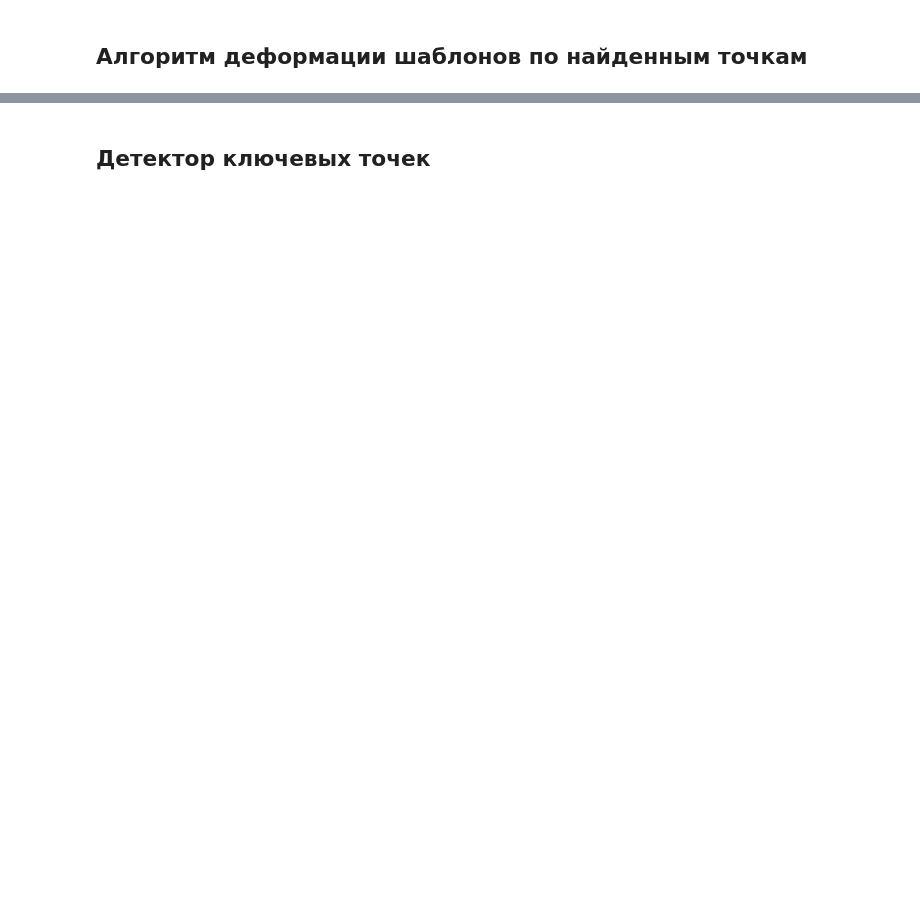
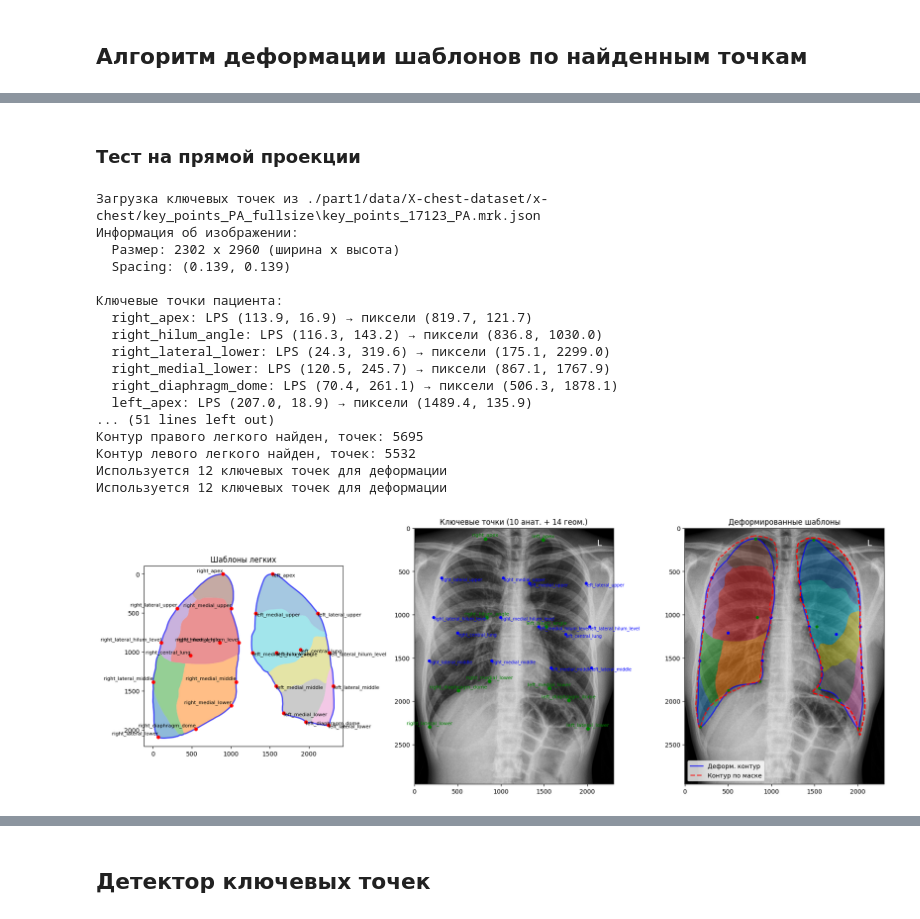
Before and after one commit to TTankrat/MegaAIBasedSystem, a Jupyter notebook: P3_Nurakhunov_2.ipynb, the cells around one changed output, grey strips where cells are left out. Saved outputs shown, nothing was run; the diff lists cells and outputs as text; code cells hidden in the pictures; blank space fills up the shorter version.

Commit message:
Доделал функции деформации и вывода результата для обоих видов проекций

```diff
--- a/P3_Nurakhunov_2.ipynb
+++ b/P3_Nurakhunov_2.ipynb
@@ -1247,0 +1546,29 @@ visualize_deformation(template, deformed, points_pixel)
+# %% [markdown]
+### Тест на прямой проекции
+# %%
+results = process_patient_pipeline(
+    patient_id="17123",
+    base_path="./part1/data/X-chest-dataset/x-chest/",
+    img_path="./part1/data/X-chest-dataset/x-chest/img_PA_fullsize/img_17123.png",
+    mod="PA",
+    show_visualization=True,
+)
+# %% [output]
+Загрузка ключевых точек из ./part1/data/X-chest-dataset/x-chest/key_points_PA_fullsize\key_points_17123_PA.mrk.json
+Информация об изображении:
+  Размер: 2302 x 2960 (ширина x высота)
+  Spacing: (0.139, 0.139)
+
+Ключевые точки пациента:
+  right_apex: LPS (113.9, 16.9) → пиксели (819.7, 121.7)
+  right_hilum_angle: LPS (116.3, 143.2) → пиксели (836.8, 1030.0)
+  right_lateral_lower: LPS (24.3, 319.6) → пиксели (175.1, 2299.0)
+  right_medial_lower: LPS (120.5, 245.7) → пиксели (867.1, 1767.9)
+  right_diaphragm_dome: LPS (70.4, 261.1) → пиксели (506.3, 1878.1)
+  left_apex: LPS (207.0, 18.9) → пиксели (1489.4, 135.9)
+... (51 lines left out)
+Контур правого легкого найден, точек: 5695
+Контур левого легкого найден, точек: 5532
+Используется 12 ключевых точек для деформации
+Используется 12 ключевых точек для деформации
+[figure, added]
```
Also changed, not shown: parts of 14 cells of this notebook.
